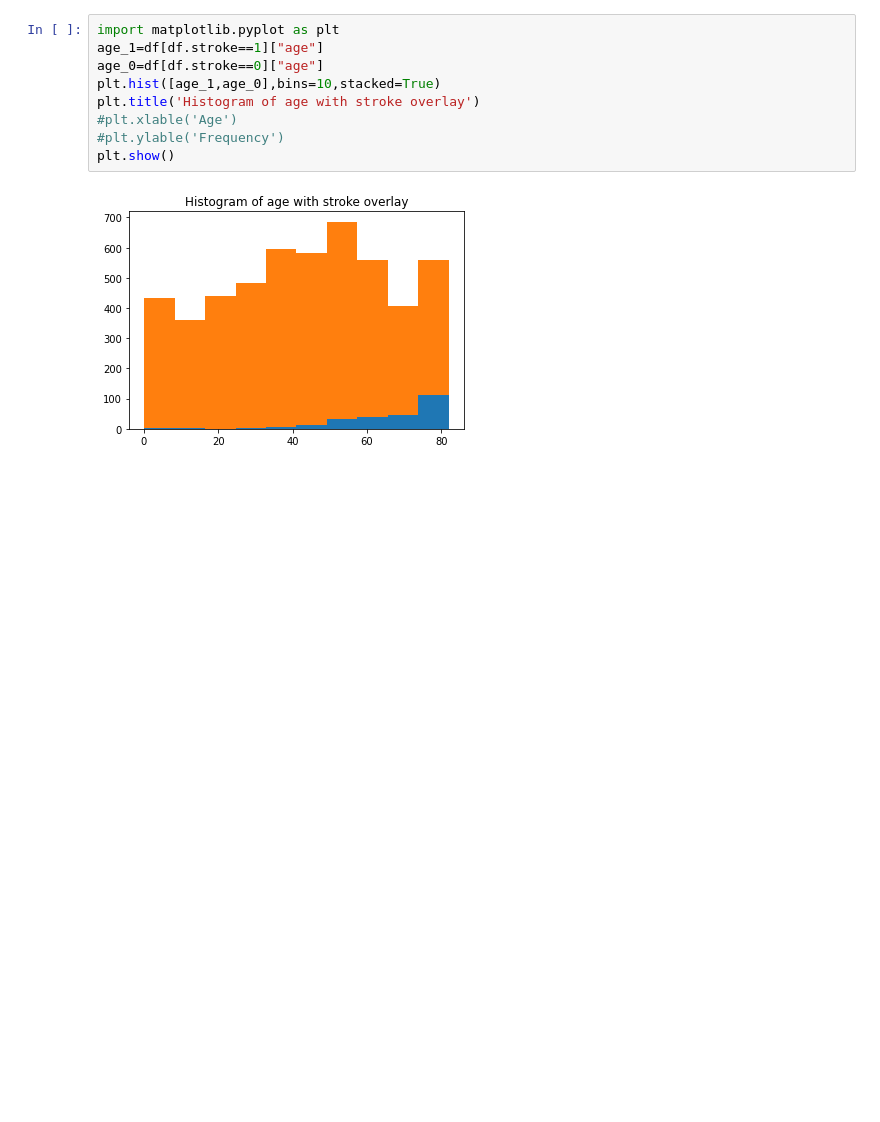
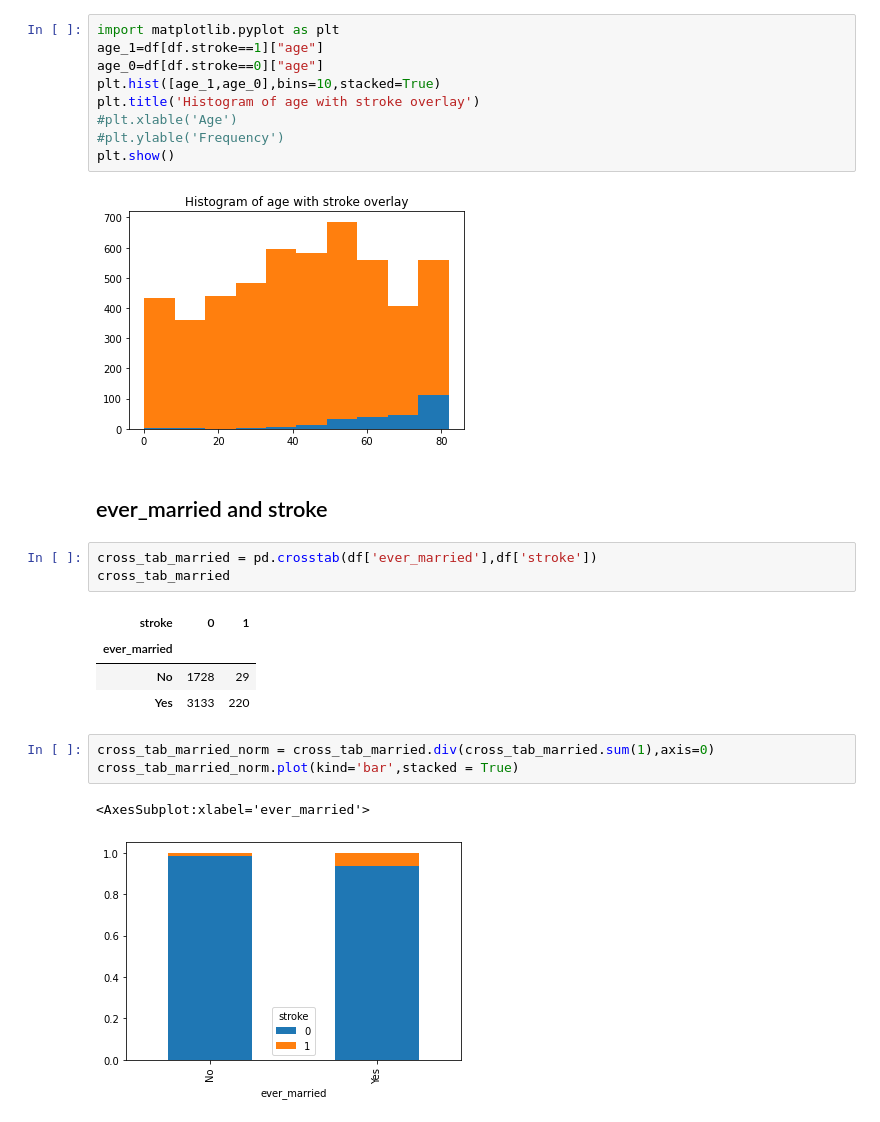
Before and after one commit to GhazaleZe/Stroke-Prediction, a Jupyter notebook: P2.ipynb, the cells around one changed output. Cells and saved outputs as stored; diff of their text form; blank space fills up the shorter version.

```diff
--- a/P2.ipynb
+++ b/P2.ipynb
@@ -150,3 +162,19 @@ plt.title('Histogram of age with stroke overlay')
 plt.show()
 # %% [output]
 [figure]
+# %% [markdown]
+## ever_married and stroke
+# %%
+cross_tab_married = pd.crosstab(df['ever_married'],df['stroke'])
+cross_tab_married
+# %% [output]
+| stroke | 0 | 1 |
+| ever_married |  |  |
+| No | 1728 | 29 |
+| Yes | 3133 | 220 |
+# %%
+cross_tab_married_norm = cross_tab_married.div(cross_tab_married.sum(1),axis=0)
+cross_tab_married_norm.plot(kind='bar',stacked = True)
+# %% [output]
+<AxesSubplot:xlabel='ever_married'>
+[figure, added]
```
Also changed, not shown: parts of 10 cells of this notebook.
